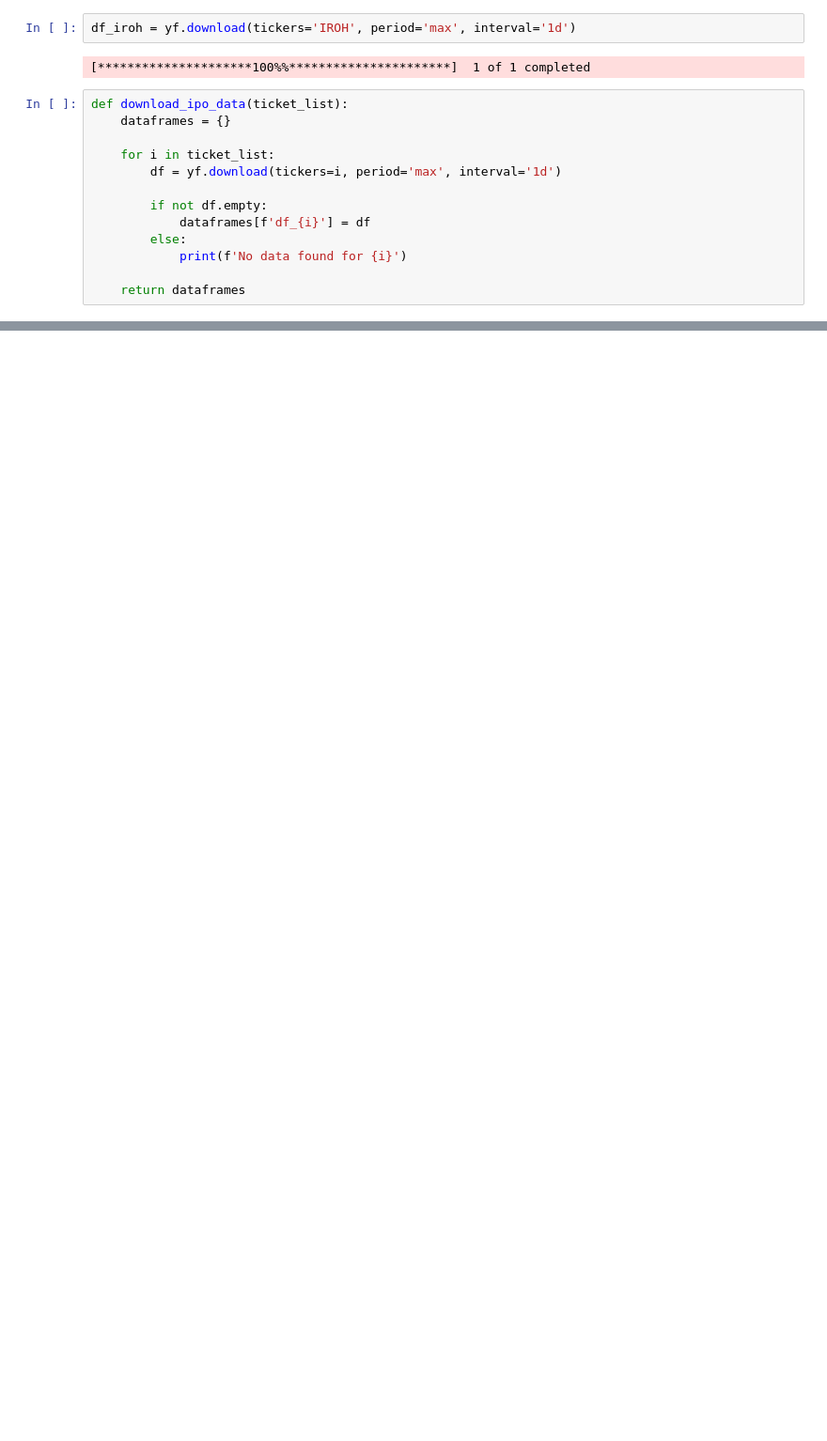
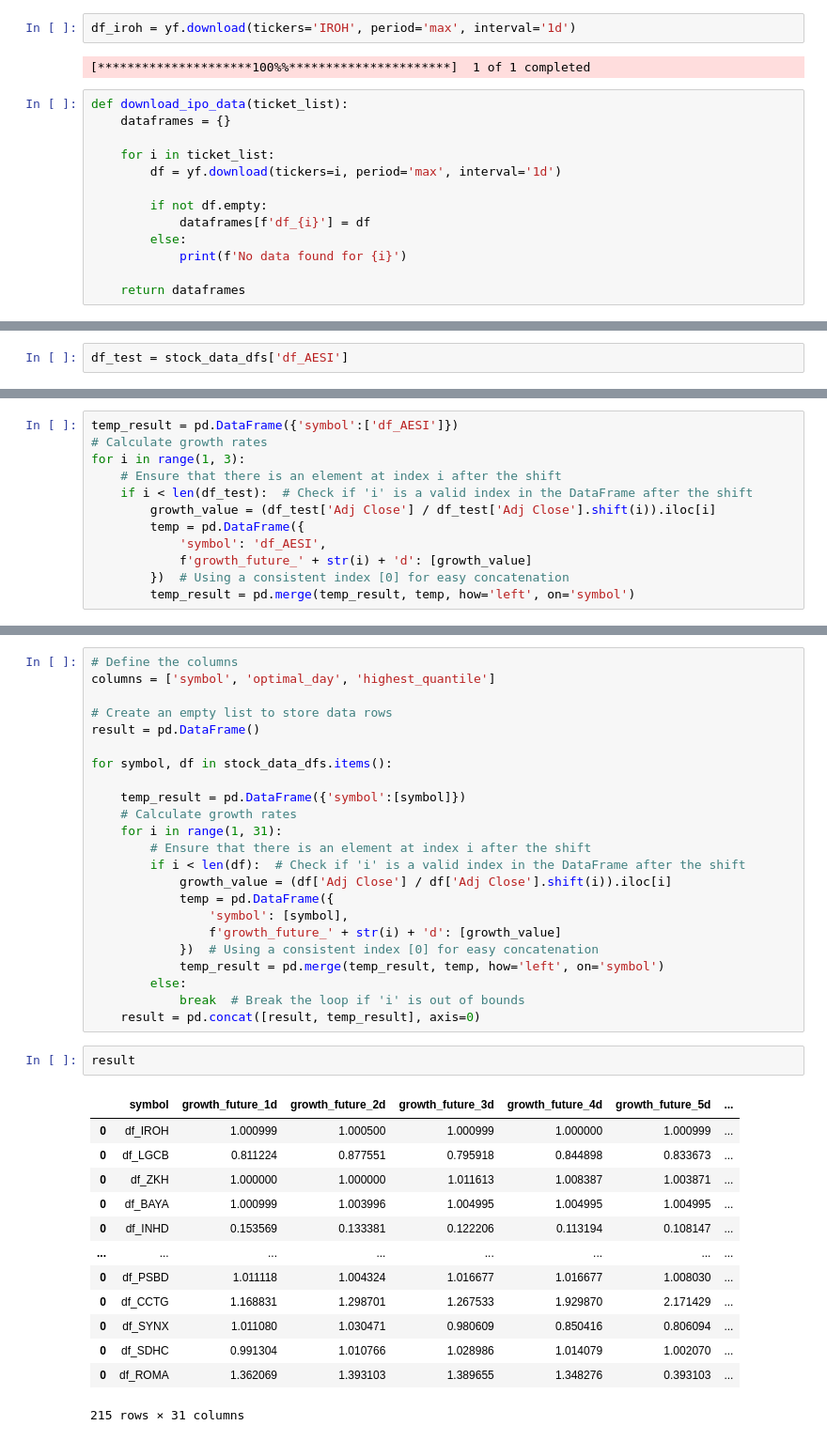
Before and after one commit to chiseanchang0727/Analytics-in-Stock-Markets, a Jupyter notebook: hw2_v2.ipynb, the cells around one changed output, grey strips where cells are left out. Shown at 94% size. Cells and saved outputs as stored; diff of their text form; blank space fills up the shorter version.

```diff
--- a/hw2_v2.ipynb
+++ b/hw2_v2.ipynb
@@ -278,0 +251,2 @@ stock_data_dfs
+# %%
+df_test = stock_data_dfs['df_AESI']
@@ -278,0 +269,12 @@ stock_data_dfs
+# %%
+temp_result = pd.DataFrame({'symbol':['df_AESI']})
+# Calculate growth rates
+for i in range(1, 3):
+    # Ensure that there is an element at index i after the shift
+    if i < len(df_test):  # Check if 'i' is a valid index in the DataFrame after the shift
+        growth_value = (df_test['Adj Close'] / df_test['Adj Close'].shift(i)).iloc[i]
+        temp = pd.DataFrame({
+            'symbol': 'df_AESI',
+            f'growth_future_' + str(i) + 'd': [growth_value]
+        })  # Using a consistent index [0] for easy concatenation
+        temp_result = pd.merge(temp_result, temp, how='left', on='symbol')
@@ -279 +295,40 @@ stock_data_dfs
+# %%
+# Define the columns
+columns = ['symbol', 'optimal_day', 'highest_quantile']
+
+# Create an empty list to store data rows
+result = pd.DataFrame()
+
+for symbol, df in stock_data_dfs.items():
+
+    temp_result = pd.DataFrame({'symbol':[symbol]})
+    # Calculate growth rates
+    for i in range(1, 31):
+        # Ensure that there is an element at index i after the shift
+        if i < len(df):  # Check if 'i' is a valid index in the DataFrame after the shift
+            growth_value = (df['Adj Close'] / df['Adj Close'].shift(i)).iloc[i]
+            temp = pd.DataFrame({
+                'symbol': [symbol],
+                f'growth_future_' + str(i) + 'd': [growth_value]
+            })  # Using a consistent index [0] for easy concatenation
+            temp_result = pd.merge(temp_result, temp, how='left', on='symbol')
+        else:
+            break  # Break the loop if 'i' is out of bounds
+    result = pd.concat([result, temp_result], axis=0)
+# %%
+result
+# %% [output]
+|  | symbol | growth_future_1d | growth_future_2d | growth_future_3d | growth_future_4d | growth_future_5d | ... |
+| 0 | df_IROH | 1.000999 | 1.000500 | 1.000999 | 1.000000 | 1.000999 | ... |
+| 0 | df_LGCB | 0.811224 | 0.877551 | 0.795918 | 0.844898 | 0.833673 | ... |
+| 0 | df_ZKH | 1.000000 | 1.000000 | 1.011613 | 1.008387 | 1.003871 | ... |
+| 0 | df_BAYA | 1.000999 | 1.003996 | 1.004995 | 1.004995 | 1.004995 | ... |
+| 0 | df_INHD | 0.153569 | 0.133381 | 0.122206 | 0.113194 | 0.108147 | ... |
+| ... | ... | ... | ... | ... | ... | ... | ... |
+| 0 | df_PSBD | 1.011118 | 1.004324 | 1.016677 | 1.016677 | 1.008030 | ... |
+| 0 | df_CCTG | 1.168831 | 1.298701 | 1.267533 | 1.929870 | 2.171429 | ... |
+| 0 | df_SYNX | 1.011080 | 1.030471 | 0.980609 | 0.850416 | 0.806094 | ... |
+| 0 | df_SDHC | 0.991304 | 1.010766 | 1.028986 | 1.014079 | 1.002070 | ... |
+| 0 | df_ROMA | 1.362069 | 1.393103 | 1.389655 | 1.348276 | 0.393103 | ... |
+215 rows × 31 columns
 # %%
```
Also changed, not shown: parts of 17 cells of this notebook.
